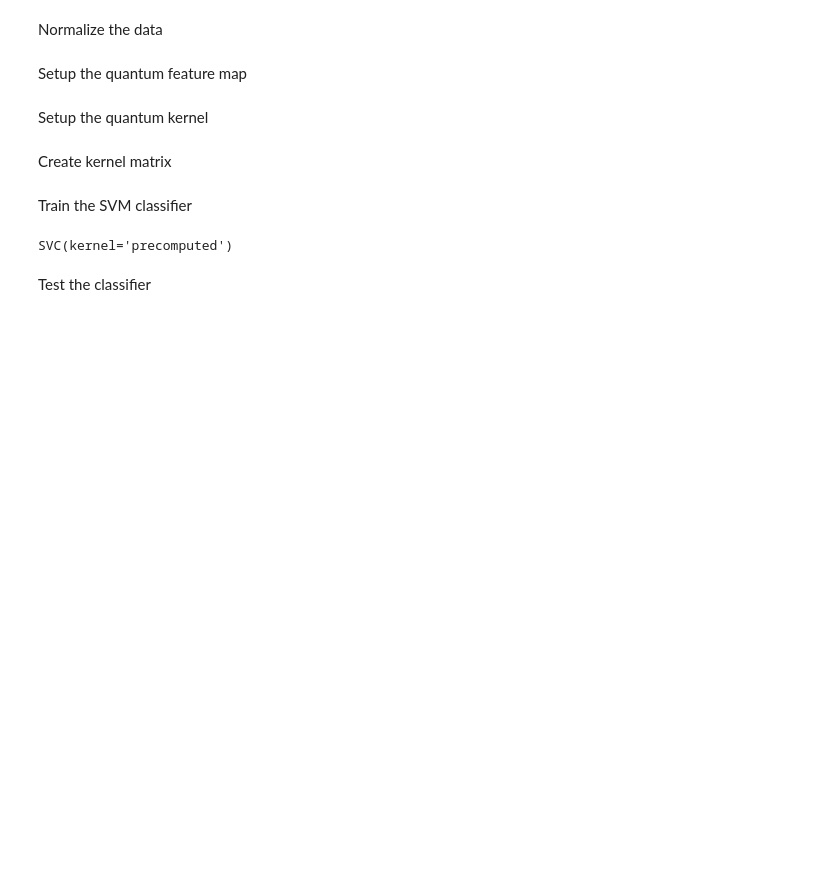
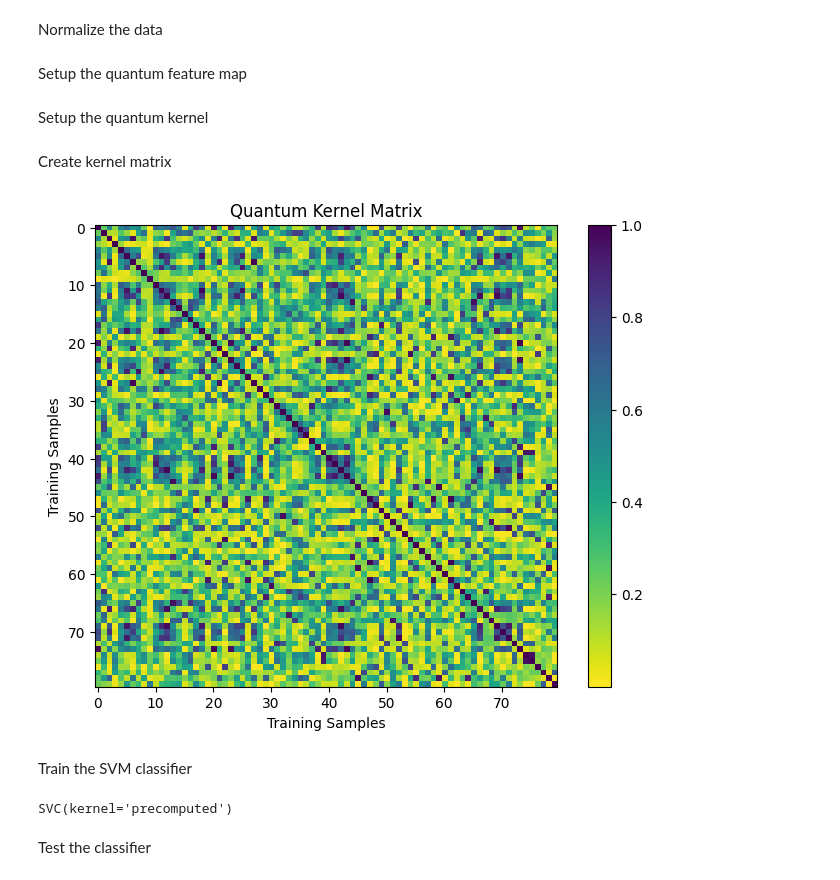
Before and after one commit to Caephas/Q-svm-classification-, a Jupyter notebook: quantumsvm.ipynb, the cells around one changed output. Saved outputs shown, nothing was run; the diff lists cells and outputs as text; code cells hidden in the pictures; blank space fills up the shorter version.

```diff
--- a/quantumsvm.ipynb
+++ b/quantumsvm.ipynb
@@ -40,7 +56,7 @@ test_features = scaler.transform(test_features)
 # %% [markdown]
 Setup the quantum feature map
 # %%
-feature_map = ZZFeatureMap(feature_dimension=2, reps=1, entanglement='linear')
+feature_map = ZZFeatureMap(feature_dimension=4, reps=2, entanglement='linear')
 # %% [markdown]
 Setup the quantum kernel
 # %%
@@ -50,6 +66,16 @@ Create kernel matrix
 # %%
 kernel_matrix_train = quantum_kernel.evaluate(x_vec=train_features)
 kernel_matrix_test = quantum_kernel.evaluate(x_vec=test_features, y_vec=train_features)
+# %%
+plt.figure(figsize=(8, 6))
+plt.imshow(kernel_matrix_train, interpolation='nearest', origin='upper', cmap='viridis_r')
+plt.title('Quantum Kernel Matrix')
+plt.colorbar()
+plt.xlabel('Training Samples')
+plt.ylabel('Training Samples')
+plt.show()
+# %% [output]
+[figure, added]
 # %% [markdown]
 Train the SVM classifier
 # %%
```
Also changed, not shown: parts of 5 cells of this notebook, 1 other file.
